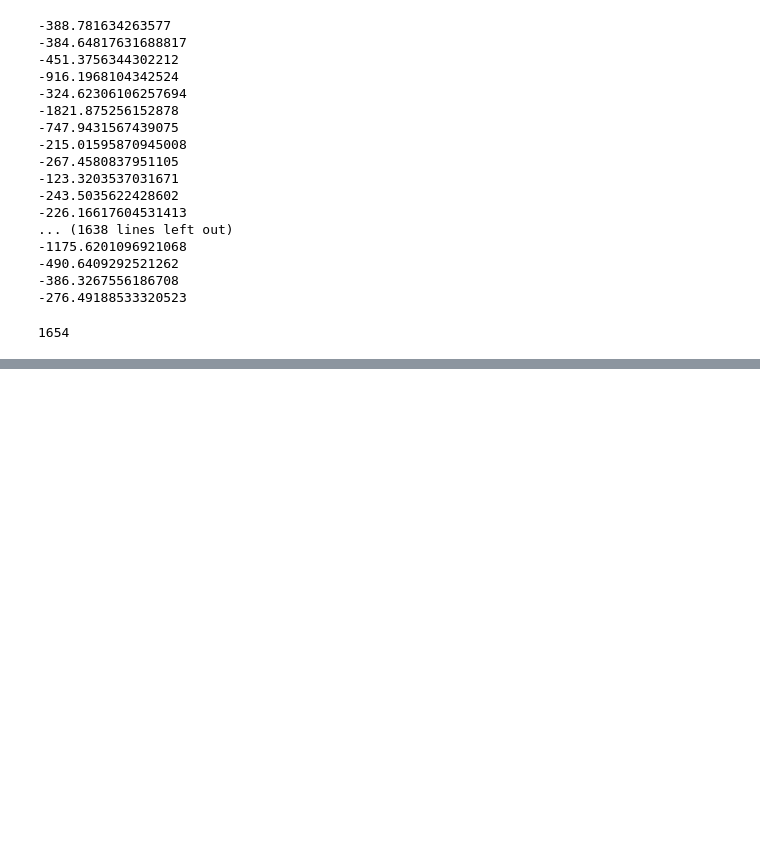
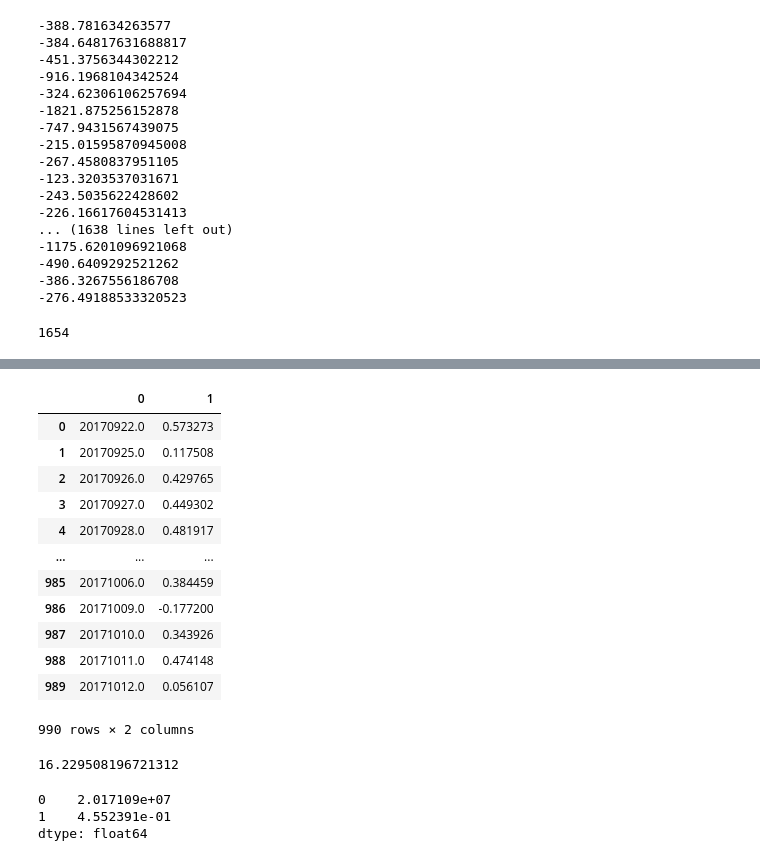
Before and after one commit to KangOxford/IntradayVoume, a Jupyter notebook: Untitled-1.ipynb, the cells around one changed output, grey strips where cells are left out. Drawn from its saved outputs; the diff is of its cells as text; code cells hidden in the pictures; blank space fills up the shorter version.

```diff
--- a/Untitled-1.ipynb
+++ b/Untitled-1.ipynb
@@ -98,0 +185,26 @@ len(lst)
+# %%
+import os
+import pandas as pd
+
+# Initialize the directory path and the file patterns
+directory_path = '/homes/80/kang/cmem/'
+file_pattern_1 = '_d726.csv'
+file_pattern_2 = 'summary'
+
+# Create an empty list to store DataFrames
+all_dataframes = []
+
+# Loop through each file in the directory
+for filename in os.listdir(directory_path):
+    if file_pattern_1 in filename and file_pattern_2 in filename:
+        # Construct the complete filepath
+        filepath = os.path.join(directory_path, filename)
+        print(filepath)
+
+        # Read the CSV file into a DataFrame
+        df = pd.read_csv(filepath, header=None)
+
+        # Append the DataFrame to the list
+        all_dataframes.append(df)
+
+# Now all_dataframes contains all the DataFrames read from the CSV files
@@ -98,0 +229,27 @@ len(lst)
+# %%
+long_df = pd.concat(all_dataframes, ignore_index=True,axis=0)
+long_df
+# %% [output]
+|  | 0 | 1 |
+| 0 | 20170922.0 | 0.573273 |
+| 1 | 20170925.0 | 0.117508 |
+| 2 | 20170926.0 | 0.429765 |
+| 3 | 20170927.0 | 0.449302 |
+| 4 | 20170928.0 | 0.481917 |
+| ... | ... | ... |
+| 985 | 20171006.0 | 0.384459 |
+| 986 | 20171009.0 | -0.177200 |
+| 987 | 20171010.0 | 0.343926 |
+| 988 | 20171011.0 | 0.474148 |
+| 989 | 20171012.0 | 0.056107 |
+990 rows × 2 columns
+# %%
+990/61
+# %% [output]
+16.229508196721312
+# %%
+long_df.mean()
+# %% [output]
+0    2.017109e+07
+1    4.552391e-01
+dtype: float64
```
Also changed, not shown: parts of 4 cells of this notebook, 1 other file.
